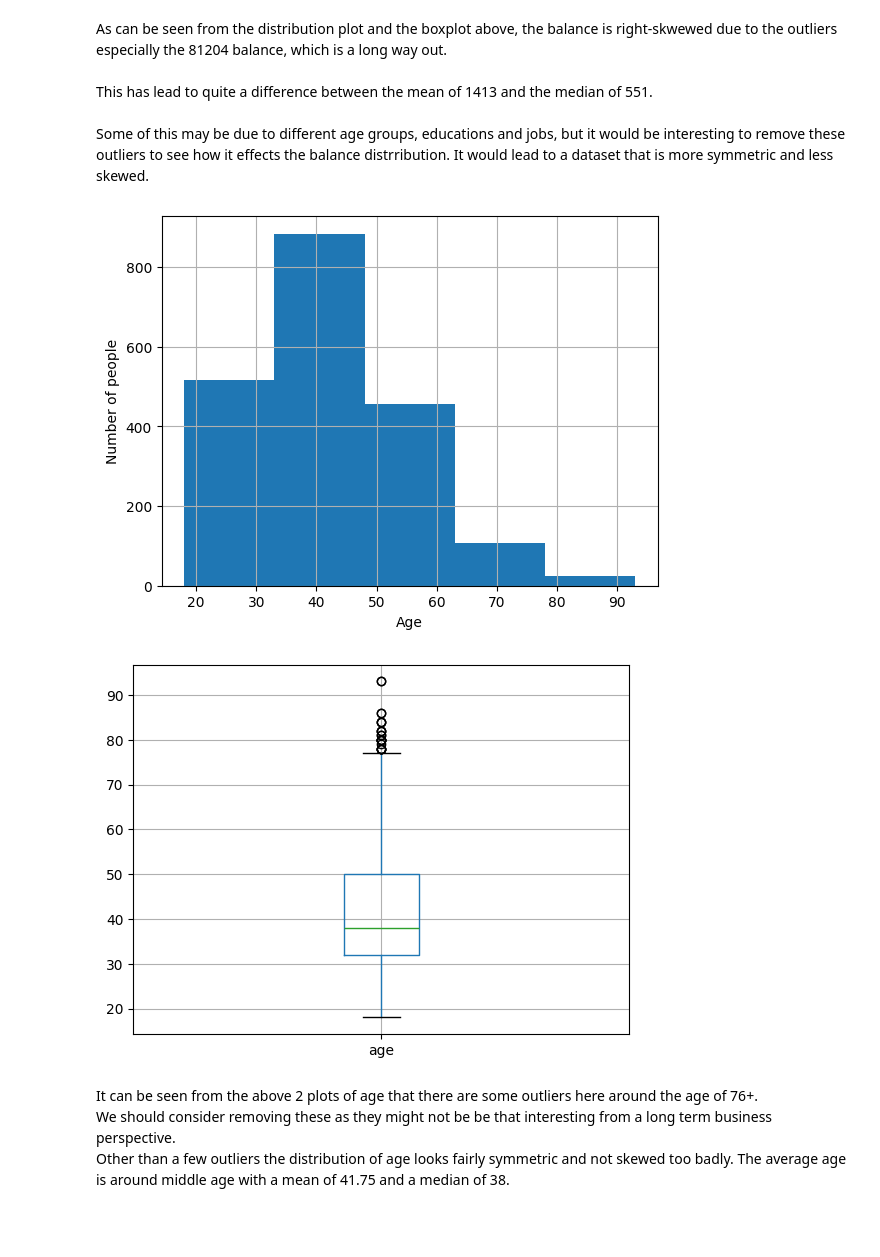
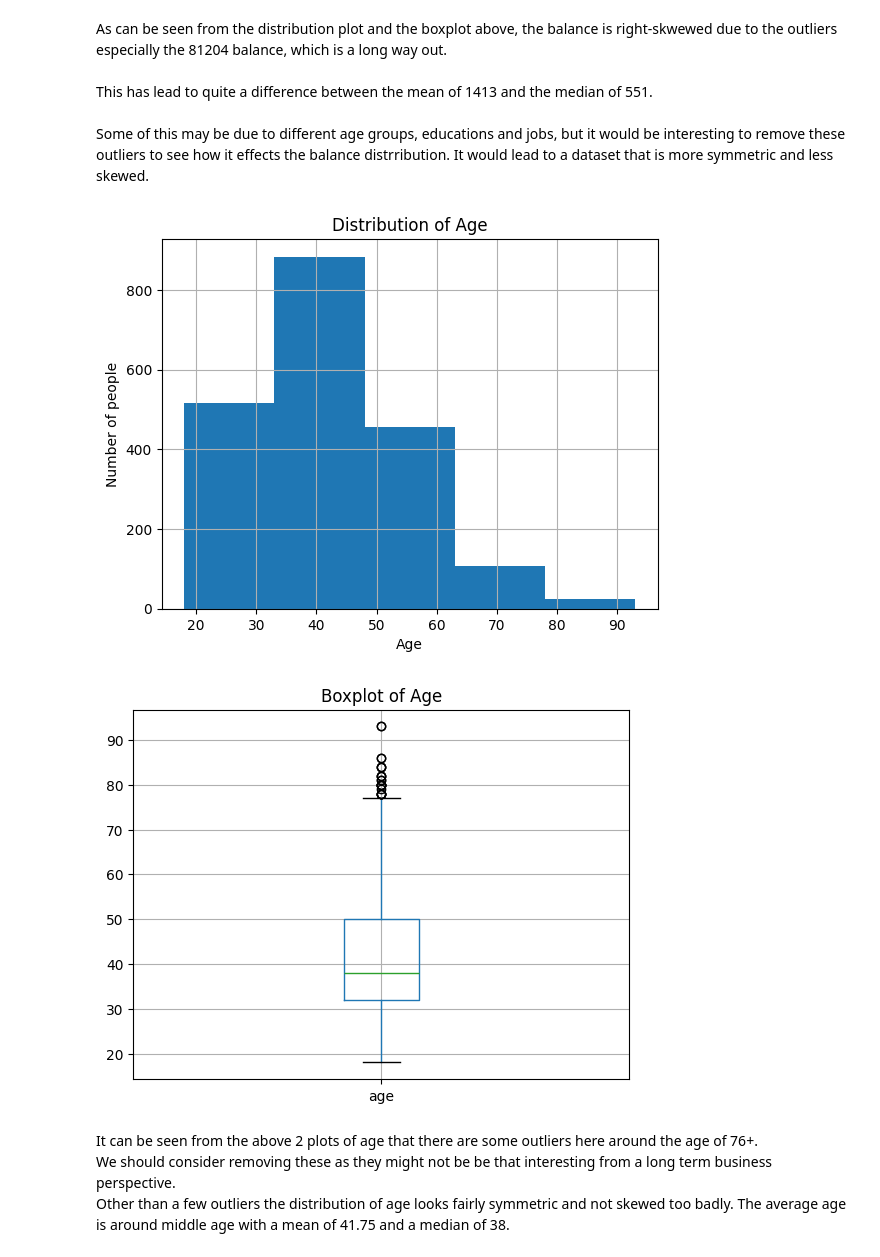
Before and after one commit to kristyan/data, a Jupyter notebook: e-tivity1/etivity1.ipynb, the cells around one changed output. Drawn from its saved outputs; the diff is of its cells as text; code cells hidden in the pictures; blank space fills up the shorter version.

```diff
--- a/e-tivity1/etivity1.ipynb
+++ b/e-tivity1/etivity1.ipynb
@@ -250,16 +252,18 @@ Some of this may be due to different age groups, educations and jobs, but it wou
 # %%
 # lets see the distribution of age
 df['age'].hist(bins=5)
 plt.xlabel('Age')
 plt.ylabel('Number of people')
+plt.title('Distribution of Age')
 plt.show()
 # %% [output]
-[figure, old version]
+[figure, new version]
 # %%
 df.boxplot(column='age')
+plt.title('Boxplot of Age')
 plt.show()
 # %% [output]
-[figure, old version]
+[figure, new version]
 # %% [markdown]
 It can be seen from the above 2 plots of age that there are some outliers here around the age of 76+. <br>
 We should consider removing these as they might not be be that interesting from a long term business perspective. <br>
```
Also changed, not shown: parts of 16 cells of this notebook.
